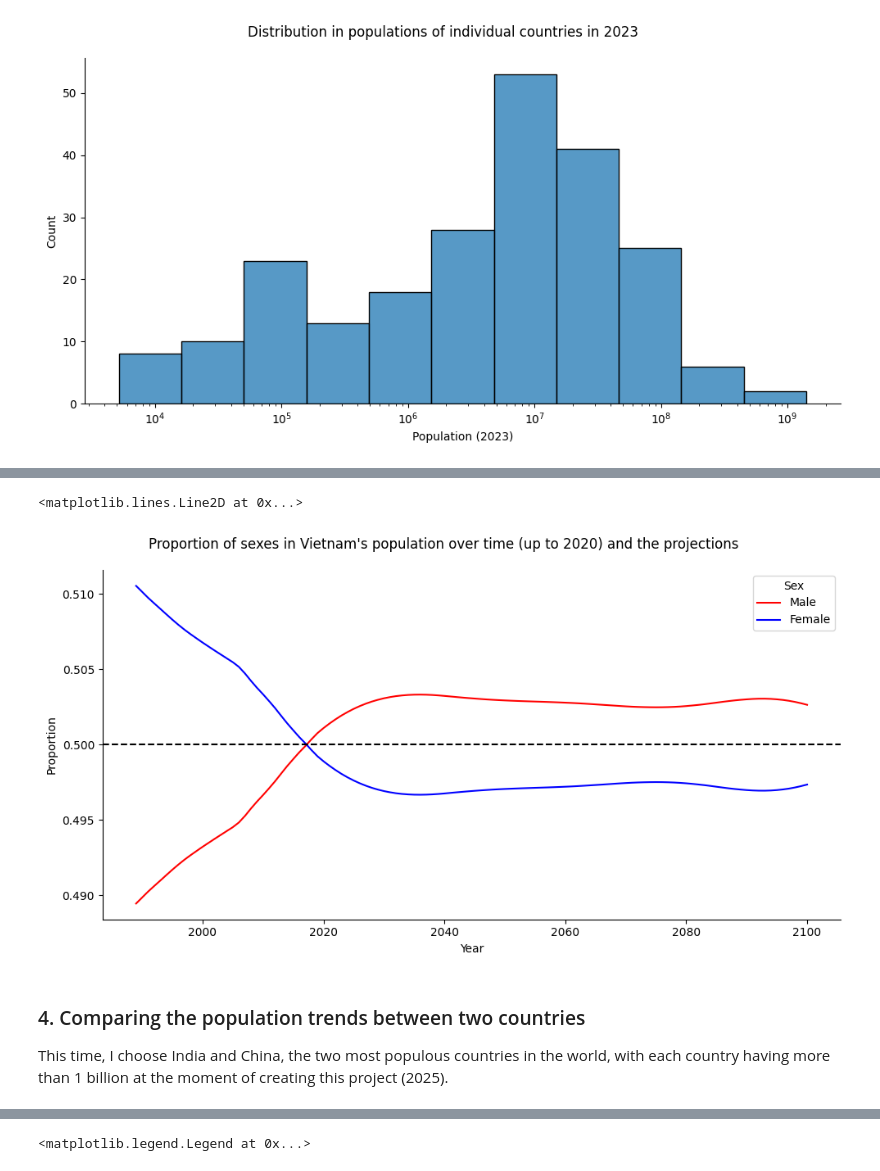
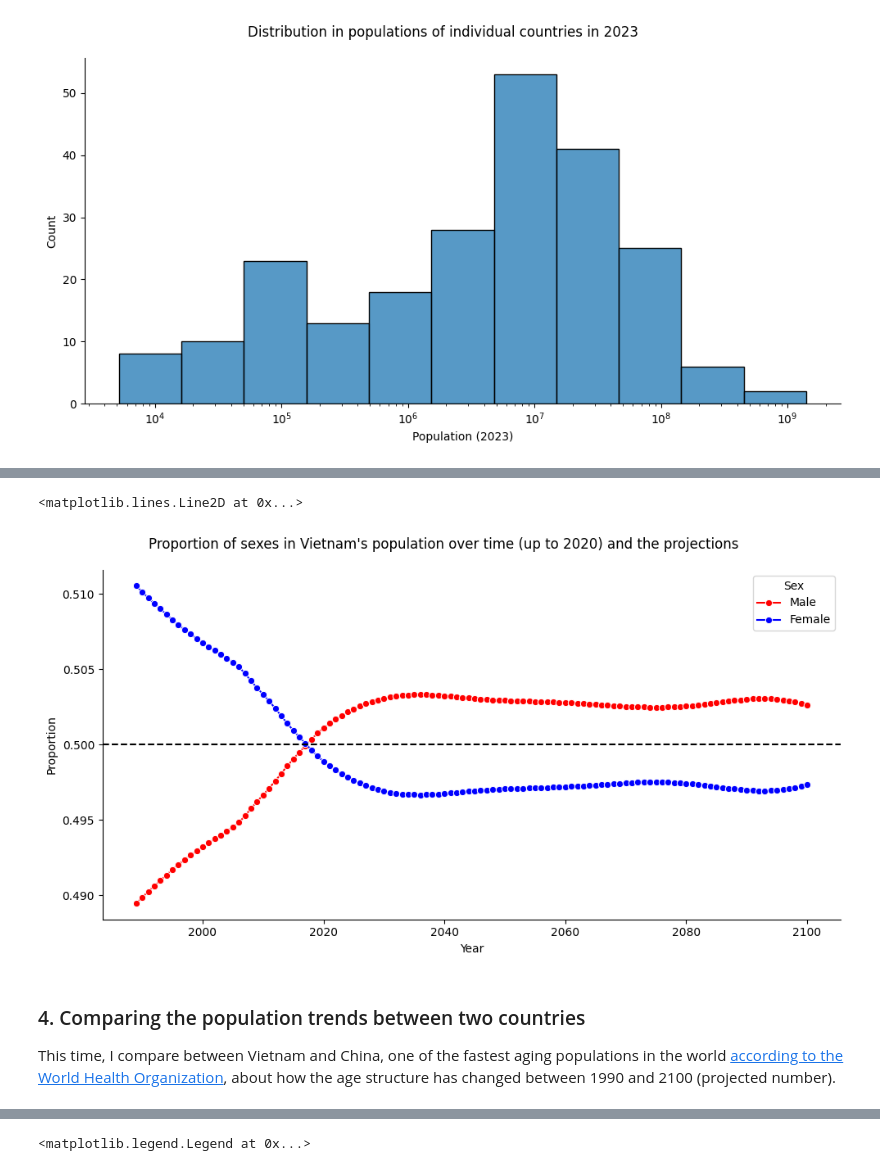
Before and after one commit to thaianle/international-database, a Jupyter notebook: idbsingleyear-python.ipynb, the cells around one changed output, grey strips where cells are left out. Drawn from its saved outputs; the diff is of its cells as text; code cells hidden in the pictures.

Commit message:
Update to feature statistics of more countries

```diff
--- a/idbsingleyear-python.ipynb
+++ b/idbsingleyear-python.ipynb
@@ -362,0 +389,9 @@ idbsingleyear_vn_sexes_merged.head(10)
+# %%
+# Filter for Vietnam's population
+vn_idb = idbsingleyear[idbsingleyear['GEO_ID'] == 'W140000WOVN']
+# Split this into two tables: for each sex and for both sexes
+# One table for both sexes:
+vn_idb_0 = vn_idb[vn_idb['SEX'] == 0].drop('AGE', axis = 'columns') # the "sum of ages" are basically irrelevant
+vn_idb_0 = vn_idb_0.groupby(['#YR', 'GEO_ID']).sum()
+vn_idb_0.reset_index(drop = False, inplace = True) # reset index for easier analysis
+vn_idb_0.head()
@@ -362,0 +405,6 @@ idbsingleyear_vn_sexes_merged.head(10)
+# %%
+# One table for each sex:
+vn_idb_sexes = vn_idb[vn_idb['SEX'] != 0].drop('AGE', axis = 'columns')
+vn_idb_sexes = vn_idb_sexes.groupby(['#YR', 'GEO_ID', 'SEX']).sum()
+vn_idb_sexes.reset_index(drop = False, inplace = True)
+vn_idb_sexes.head()
@@ -362,0 +418,6 @@ idbsingleyear_vn_sexes_merged.head(10)
+# %%
+# Changes in proportion of two sexes in the population
+# Need to divide population of each sex by the total to get the proportion. I did it with a join (merge)
+vn_idb_sexes = vn_idb_sexes.merge(vn_idb_0, on = ['#YR', 'GEO_ID'], suffixes = ('_sex', '_total'))
+vn_idb_sexes['proportion'] = vn_idb_sexes['POP_sex'] / vn_idb_sexes['POP_total']
+vn_idb_sexes.head(10)
@@ -363,20 +436,17 @@ idbsingleyear_vn_sexes_merged.head(10)
 # %%
-# Using the same plotting method as population of Vietnam
-# Also need to customize the legend because I have more than a line and need to distinguish them with colors
-
-vn_sex_prop = sns.relplot(data = idbsingleyear_vn_sexes_merged, x = '#YR', y = 'proportion', hue = 'SEX_sex', kind = 'line',
-                          errorbar = None, legend = False, palette = ['r', 'b'], aspect = 2)
+vn_sex_prop = sns.relplot(data = vn_idb_sexes, x = '#YR', y = 'proportion', hue = 'SEX_sex', kind = 'line',
+                          errorbar = None, legend = None, palette = ['r', 'b'], aspect = 2, marker = 'o')
 vn_sex_prop.set_axis_labels('Year', 'Proportion')
 vn_sex_prop.fig.suptitle('Proportion of sexes in Vietnam\'s population over time (up to 2020) and the projections', y = 1.05)
 plt.legend(title = 'Sex', labels = ['Male', 'Female'])
 
 # Add a horizontal line to denote parity (male = female = 50%)
 plt.axhline(y = 0.500, color = 'black', linestyle = '--')
 # %% [output]
 <matplotlib.lines.Line2D at 0x...>
-[figure, old version]
+[figure, new version]
 # %% [markdown]
 ### 4. Comparing the population trends between two countries
 
-This time, I choose India and China, the two most populous countries in the world, with each country having more than 1 billion at the moment of creating this project (2025).
+This time, I compare between Vietnam and China, one of the fastest aging populations in the world [according to the World Health Organization](https://www.who.int/china/health-topics/ageing), about how the age structure has changed between 1990 and 2100 (projected number).
 # %%
```
Also changed, not shown: parts of 28 cells of this notebook.
